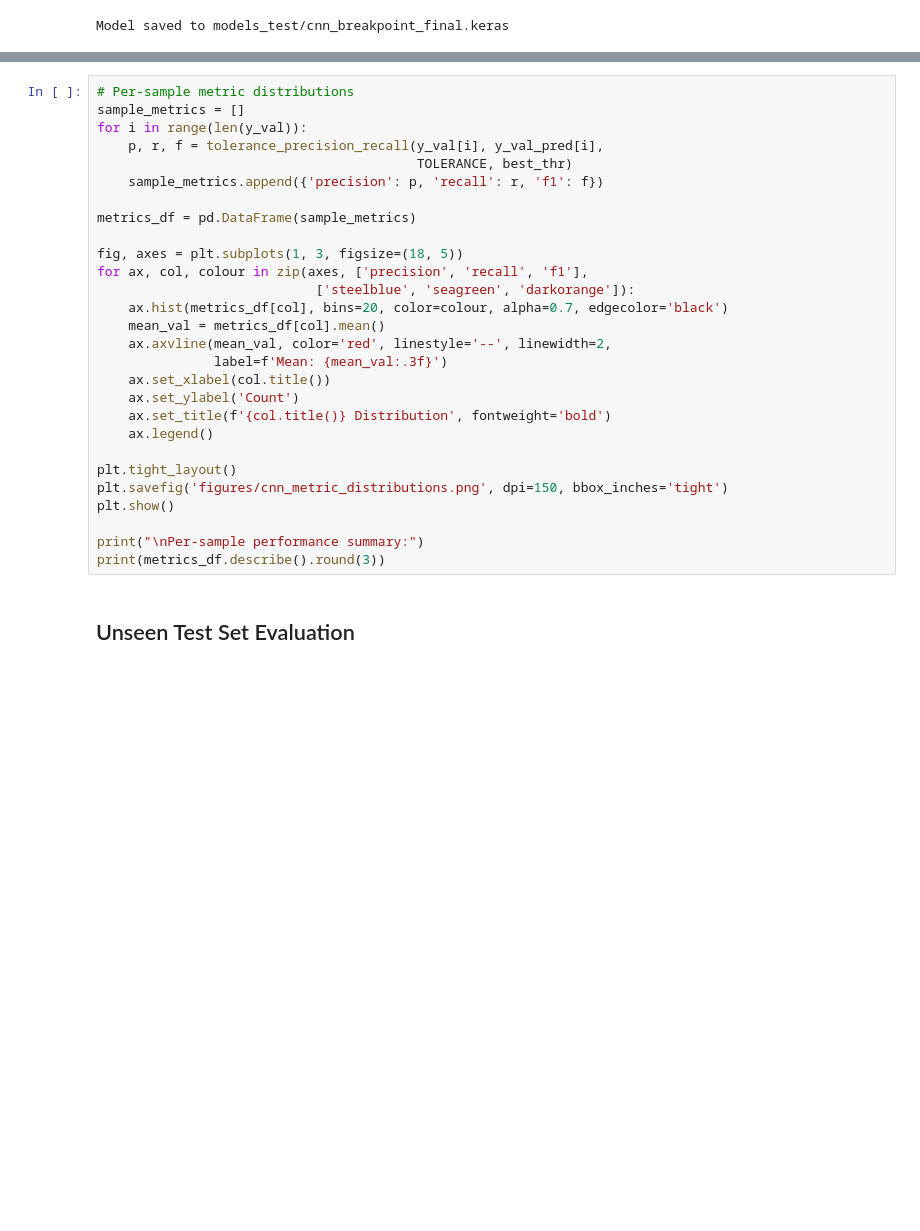
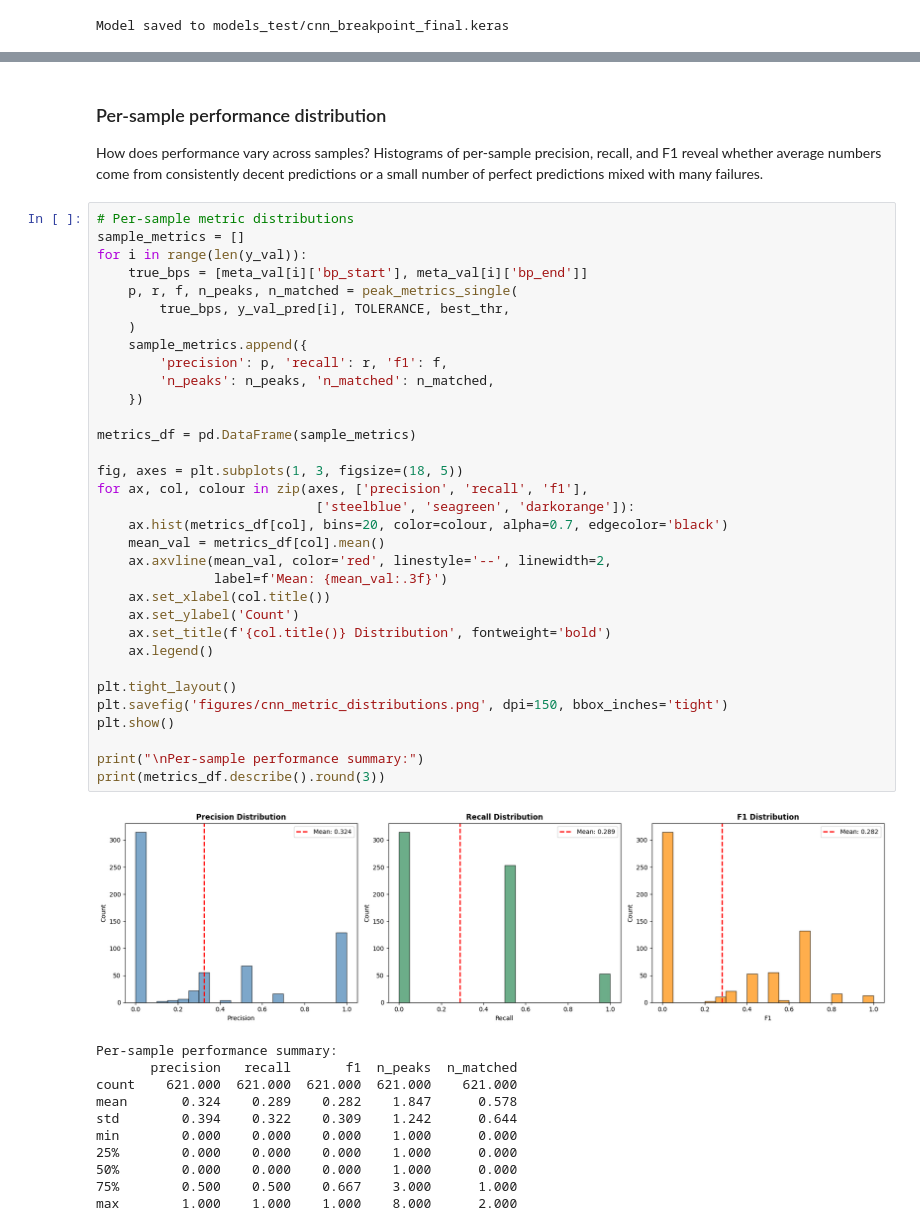
Before and after one commit to JoshCullinan/RDP_CNN, a Jupyter notebook: CNN.ipynb, the cells around one changed output, grey strips where cells are left out. Cells and saved outputs as stored; diff of their text form; blank space fills up the shorter version.

```diff
--- a/CNN.ipynb
+++ b/CNN.ipynb
@@ -996,30 +1281,52 @@ plot_roc_and_pr(y_val.flatten(), y_val_pred.flatten())
+# %% [markdown]
+### Per-sample performance distribution
+
+How does performance vary across samples? Histograms of per-sample
+precision, recall, and F1 reveal whether average numbers come from
+consistently decent predictions or a small number of perfect predictions
+mixed with many failures.
 # %%
 # Per-sample metric distributions
 sample_metrics = []
 for i in range(len(y_val)):
-    p, r, f = tolerance_precision_recall(y_val[i], y_val_pred[i],
-                                         TOLERANCE, best_thr)
-    sample_metrics.append({'precision': p, 'recall': r, 'f1': f})
+    true_bps = [meta_val[i]['bp_start'], meta_val[i]['bp_end']]
+    p, r, f, n_peaks, n_matched = peak_metrics_single(
+        true_bps, y_val_pred[i], TOLERANCE, best_thr,
+    )
+    sample_metrics.append({
+        'precision': p, 'recall': r, 'f1': f,
+        'n_peaks': n_peaks, 'n_matched': n_matched,
+    })
 
 metrics_df = pd.DataFrame(sample_metrics)
 
 fig, axes = plt.subplots(1, 3, figsize=(18, 5))
 for ax, col, colour in zip(axes, ['precision', 'recall', 'f1'],
                             ['steelblue', 'seagreen', 'darkorange']):
     ax.hist(metrics_df[col], bins=20, color=colour, alpha=0.7, edgecolor='black')
     mean_val = metrics_df[col].mean()
     ax.axvline(mean_val, color='red', linestyle='--', linewidth=2,
                label=f'Mean: {mean_val:.3f}')
     ax.set_xlabel(col.title())
     ax.set_ylabel('Count')
     ax.set_title(f'{col.title()} Distribution', fontweight='bold')
     ax.legend()
 
 plt.tight_layout()
 plt.savefig('figures/cnn_metric_distributions.png', dpi=150, bbox_inches='tight')
 plt.show()
 
 print("\nPer-sample performance summary:")
 print(metrics_df.describe().round(3))
+# %% [output]
+[figure, added]
+Per-sample performance summary:
+       precision   recall       f1  n_peaks  n_matched
+count    621.000  621.000  621.000  621.000    621.000
+mean       0.324    0.289    0.282    1.847      0.578
+std        0.394    0.322    0.309    1.242      0.644
+min        0.000    0.000    0.000    1.000      0.000
+25%        0.000    0.000    0.000    1.000      0.000
+50%        0.000    0.000    0.000    1.000      0.000
+75%        0.500    0.500    0.667    3.000      1.000
+max        1.000    1.000    1.000    8.000      2.000
-# %% [markdown]
-## Unseen Test Set Evaluation
```
Also changed, not shown: parts of 77 cells of this notebook, 10 other files.
